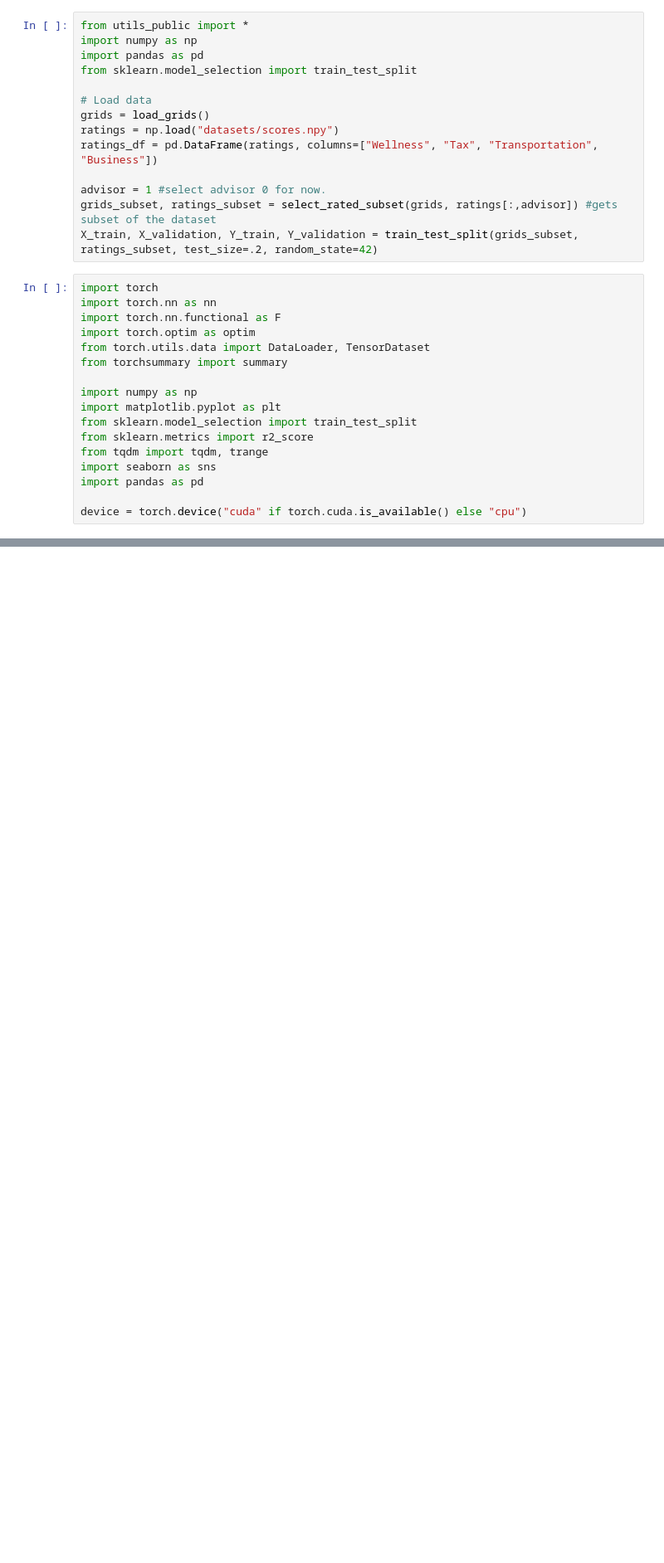
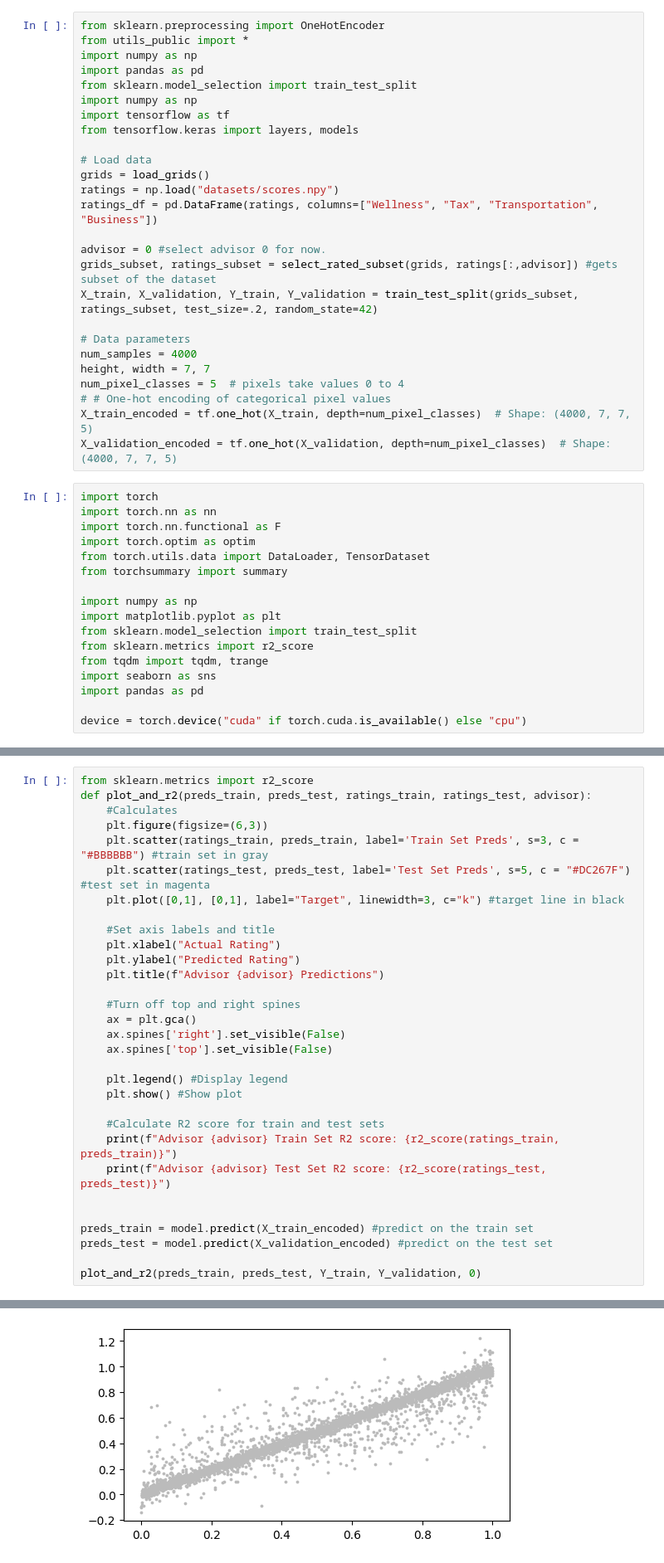
Before and after one commit to PatrykPrezyna/2155-Challenge-Problem-2, a Jupyter notebook: CNN.ipynb, the cells around one changed output, grey strips where cells are left out. Shown at 83% size. Drawn from its saved outputs; the diff is of its cells as text; blank space fills up the shorter version.

```diff
--- a/CNN.ipynb
+++ b/CNN.ipynb
@@ -1,17 +1,29 @@
 # %%
+from sklearn.preprocessing import OneHotEncoder
 from utils_public import *
 import numpy as np
 import pandas as pd
 from sklearn.model_selection import train_test_split
+import numpy as np
+import tensorflow as tf
+from tensorflow.keras import layers, models
 
 # Load data
 grids = load_grids()
 ratings = np.load("datasets/scores.npy")
 ratings_df = pd.DataFrame(ratings, columns=["Wellness", "Tax", "Transportation", "Business"])
 
-advisor = 1 #select advisor 0 for now.
+advisor = 0 #select advisor 0 for now.
 grids_subset, ratings_subset = select_rated_subset(grids, ratings[:,advisor]) #gets subset of the dataset
 X_train, X_validation, Y_train, Y_validation = train_test_split(grids_subset, ratings_subset, test_size=.2, random_state=42)
+
+# Data parameters
+num_samples = 4000
+height, width = 7, 7
+num_pixel_classes = 5  # pixels take values 0 to 4
+# # One-hot encoding of categorical pixel values
+X_train_encoded = tf.one_hot(X_train, depth=num_pixel_classes)  # Shape: (4000, 7, 7, 5)
+X_validation_encoded = tf.one_hot(X_validation, depth=num_pixel_classes)  # Shape: (4000, 7, 7, 5)
 # %%
 import torch
 import torch.nn as nn
@@ -198,0 +238,32 @@ cnn_train_losses, cnn_val_losses = train_model(model_cnn, X_train, Y_train, X_va
+# %%
+from sklearn.metrics import r2_score
+def plot_and_r2(preds_train, preds_test, ratings_train, ratings_test, advisor):
+    #Calculates
+    plt.figure(figsize=(6,3))
+    plt.scatter(ratings_train, preds_train, label='Train Set Preds', s=3, c = "#BBBBBB") #train set in gray
+    plt.scatter(ratings_test, preds_test, label='Test Set Preds', s=5, c = "#DC267F") #test set in magenta
+    plt.plot([0,1], [0,1], label="Target", linewidth=3, c="k") #target line in black
+
+    #Set axis labels and title
+    plt.xlabel("Actual Rating")
+    plt.ylabel("Predicted Rating")
+    plt.title(f"Advisor {advisor} Predictions")
+
+    #Turn off top and right spines
+    ax = plt.gca()
+    ax.spines['right'].set_visible(False)
+    ax.spines['top'].set_visible(False)
+
+    plt.legend() #Display legend
+    plt.show() #Show plot
+
+    #Calculate R2 score for train and test sets
+    print(f"Advisor {advisor} Train Set R2 score: {r2_score(ratings_train, preds_train)}")
+    print(f"Advisor {advisor} Test Set R2 score: {r2_score(ratings_test, preds_test)}")
+
+
+preds_train = model.predict(X_train_encoded) #predict on the train set
+preds_test = model.predict(X_validation_encoded) #predict on the test set
+
+plot_and_r2(preds_train, preds_test, Y_train, Y_validation, 0)
+# %% [output]
@@ -198,0 +273 @@ cnn_train_losses, cnn_val_losses = train_model(model_cnn, X_train, Y_train, X_va
+[figure, added]
```
Also changed, not shown: parts of 4 cells of this notebook.
